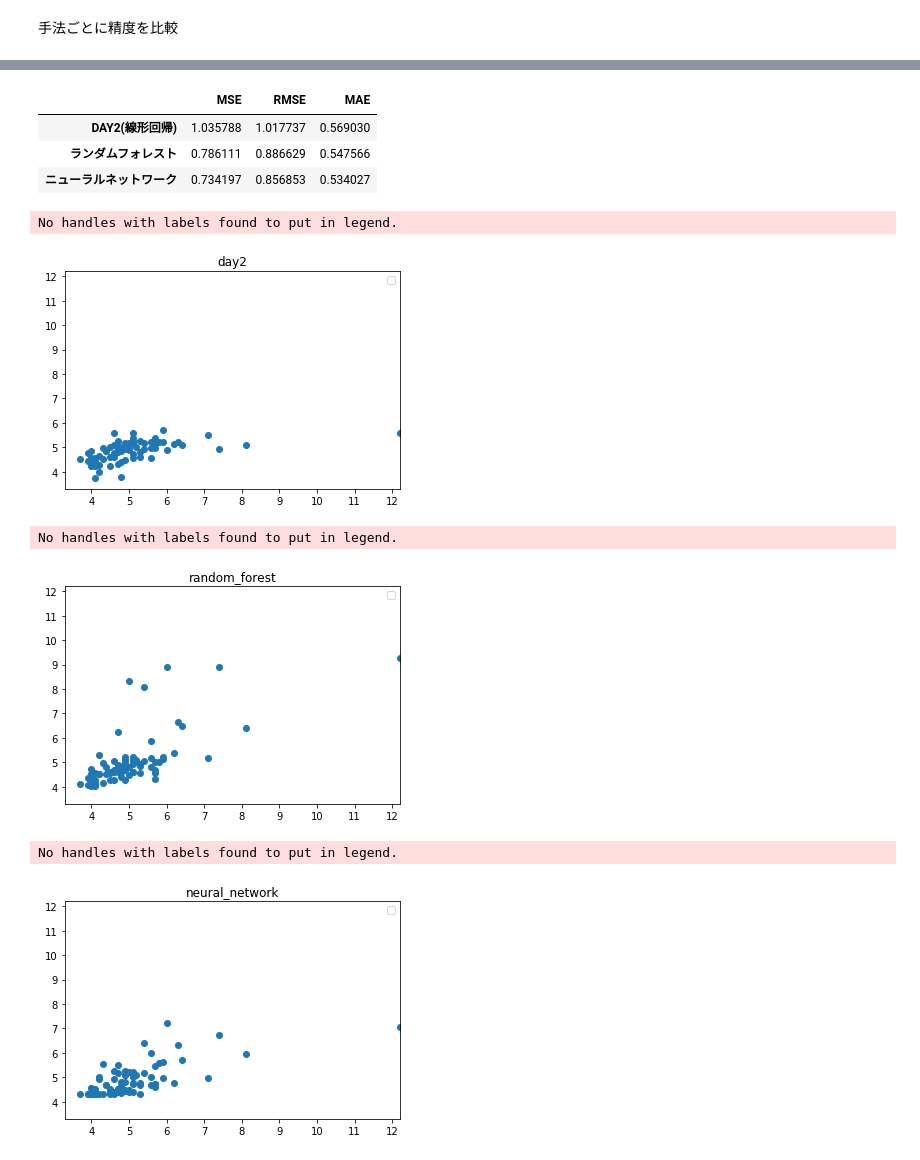
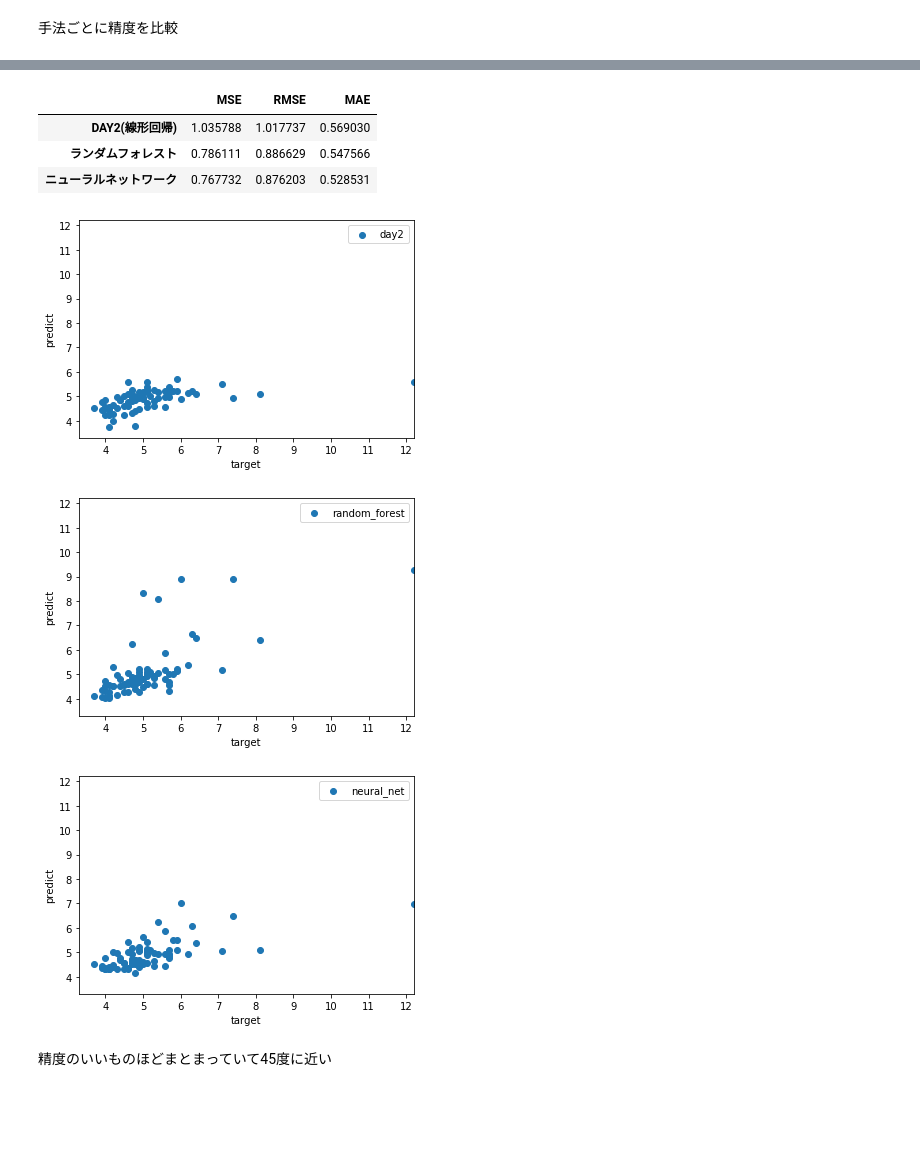
Before and after one commit to kt38k/CarFuelConsumption, a Jupyter notebook: Day3_work_三宅海斗.ipynb, the cells around one changed output, grey strips where cells are left out. Cells and saved outputs as stored; diff of their text form; code cells hidden in the pictures; blank space fills up the shorter version.

```diff
--- a/Day3_work_三宅海斗.ipynb
+++ b/Day3_work_三宅海斗.ipynb
@@ -239,12 +221,15 @@ def grid_search(data, target, param_list):
         print(i+1, "/", len(param_list), "loss", loss, "L2", param[0], "dropout", param[1], "best_loss", best_score, "best_L2", best_param[0], "best_dropout", best_param[1])
     return best_param
 # %%
-l2 = [0, 0.1, 0.01, 0.001]
-drop_out = [0, 0.1, 0.2, 0.3, 0.4, 0.5]
+# 処理時間の都合上一度実行した後コメントアウト　出力結果: L2 0 dropout 0.2
+#
+# l2 = [0, 0.1, 0.01, 0.001]
+# drop_out = [0, 0.1, 0.2, 0.3, 0.4, 0.5]
+#
+# param_list = list(itertools.product(l2, drop_out))
+# best_param = grid_search(data, target, param_list)
+#
+# print("L2", best_param[0], "dropout", best_param[1])
 
-param_list = list(itertools.product(l2, drop_out))
-best_param = grid_search(data, target, param_list)
 
-print("L2", best_param[0], "dropout", best_param[1])
-
-# L2 0 dropout 0.2
+best_param = [0, 0.2]
@@ -282,7 +249,10 @@ sess = tf.Session(graph=tf.get_default_graph(), config=session_conf)
 K.set_session(sess)
 
 model2 = Sequential()
-model2.add(Dense(8, activation='relu', kernel_initializer=tf.keras.initializers.he_normal(seed=666), kernel_regularizer=keras.regularizers.l2(best_param[0]), input_dim=len(data_train.keys())))
+model2.add(Dense(8, activation='relu',
+                 kernel_initializer=tf.keras.initializers.he_normal(seed=666),
+                 kernel_regularizer=keras.regularizers.l2(best_param[0]),
+                 input_dim=len(data_train.keys())))
 model2.add(Dropout(best_param[1], seed=666))
 model2.add(Dense(1))
 
@@ -296,4 +266,4 @@ fit2 = model2.fit(data_train, target_train,
           epochs=1000,
           batch_size=8,
           validation_data=(data_test, target_test),
-          verbose=2)
+          verbose=0)
@@ -364,32 +316,34 @@ display(result)
 |  | MSE | RMSE | MAE |
 | DAY2(線形回帰) | 1.035788 | 1.017737 | 0.569030 |
 | ランダムフォレスト | 0.786111 | 0.886629 | 0.547566 |
-| ニューラルネットワーク | 0.734197 | 0.856853 | 0.534027 |
+| ニューラルネットワーク | 0.767732 | 0.876203 | 0.528531 |
 # %%
-plt.scatter(target_test, day2_result)
-plt.title('day2')
+plt.scatter(target_test, day2_result, label='day2')
 plt.xlim(target.min(), target.max())
 plt.ylim(target.min(), target.max())
+plt.xlabel("target")
+plt.ylabel("predict")
 plt.legend()
 plt.show()
 
-plt.scatter(target_test, forest_gs_result)
-plt.title('random_forest')
+plt.scatter(target_test, forest_gs_result, label='random_forest')
 plt.xlim(target.min(), target.max())
 plt.ylim(target.min(), target.max())
+plt.xlabel("target")
+plt.ylabel("predict")
 plt.legend()
 plt.show()
 
-plt.scatter(target_test, model2.predict(data_test))
-plt.title('neural_network')
+plt.scatter(target_test, model2.predict(data_test), label=('neural_net'))
 plt.xlim(target.min(), target.max())
 plt.ylim(target.min(), target.max())
+plt.xlabel("target")
+plt.ylabel("predict")
 plt.legend()
 plt.show()
 # %% [output]
-No handles with labels found to put in legend.
-[figure, old version]
+[figure, new version]
-No handles with labels found to put in legend.
-[figure, old version]
+[figure, new version]
-No handles with labels found to put in legend.
-[figure, old version]
+[figure, new version]
+# %% [markdown]
+精度のいいものほどまとまっていて45度に近い
```
Also changed, not shown: parts of 7 cells of this notebook.
